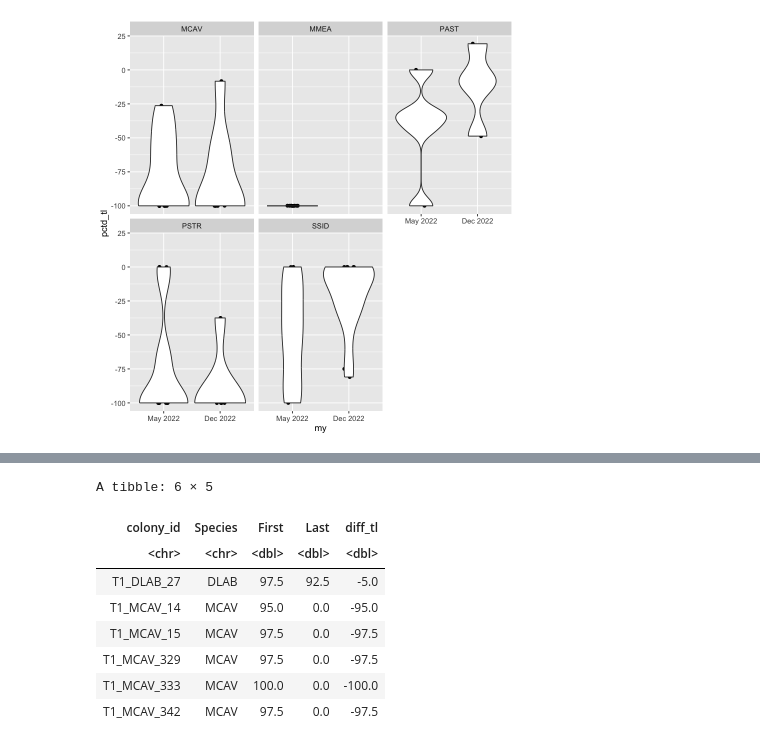
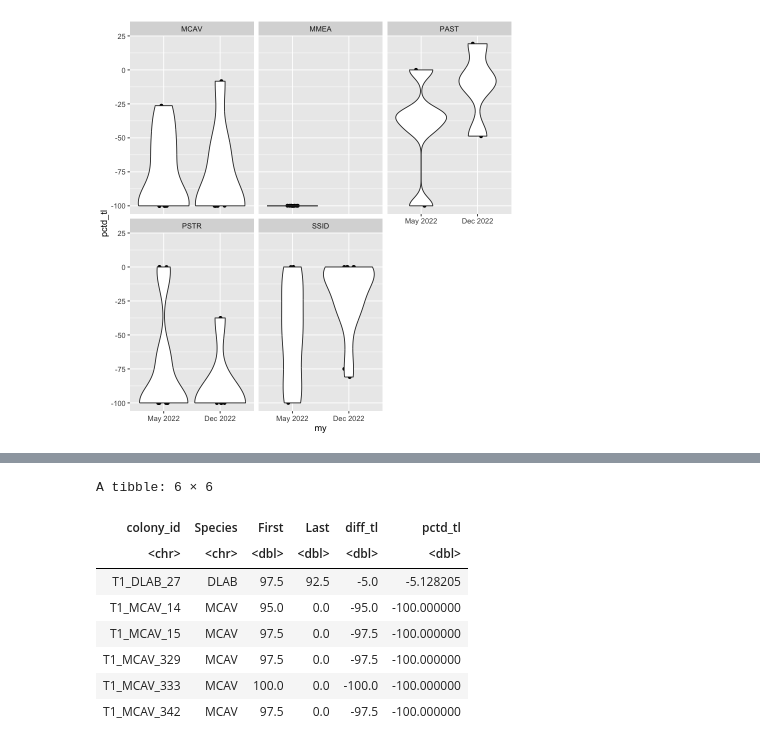
Before and after one commit to brookewicz/Code_notebook, a Jupyter notebook: sctld_tl/tl.ipynb, the cells around one changed output, grey strips where cells are left out. Saved outputs shown, nothing was run; the diff lists cells and outputs as text; code cells hidden in the pictures.

```diff
--- a/sctld_tl/tl.ipynb
+++ b/sctld_tl/tl.ipynb
@@ -601,23 +659,26 @@ total_tl<-total_tl %>%
 # %%
 # subtract tissue from last live time point - first time point
 total_long<-total_tl %>%
     filter(!(is.na(timepoint))) %>%
     select(colony_id, Species, timepoint, tissue) %>%
     pivot_wider(names_from = timepoint,
                 values_from = tissue) %>%
-    mutate(diff_tl = Last - First) %>%
+    # total tissue loss over whole time period for each colony
+    # and pct diff TL over whole time period for each colony
+    mutate(diff_tl = Last - First,
+          pctd_tl = (Last-First)/First*100) %>%
     filter(!(is.na(diff_tl))) # some colonies that were tagged in dec 2022 end up w/ na
 head(total_long)
 # %% [output]
-A tibble: 6 × 5
+A tibble: 6 × 6
-| colony_id | Species | First | Last | diff_tl |
-| <chr> | <chr> | <dbl> | <dbl> | <dbl> |
-| T1_DLAB_27 | DLAB | 97.5 | 92.5 | -5.0 |
-| T1_MCAV_14 | MCAV | 95.0 | 0.0 | -95.0 |
-| T1_MCAV_15 | MCAV | 97.5 | 0.0 | -97.5 |
-| T1_MCAV_329 | MCAV | 97.5 | 0.0 | -97.5 |
-| T1_MCAV_333 | MCAV | 100.0 | 0.0 | -100.0 |
-| T1_MCAV_342 | MCAV | 97.5 | 0.0 | -97.5 |
+| colony_id | Species | First | Last | diff_tl | pctd_tl |
+| <chr> | <chr> | <dbl> | <dbl> | <dbl> | <dbl> |
+| T1_DLAB_27 | DLAB | 97.5 | 92.5 | -5.0 | -5.128205 |
+| T1_MCAV_14 | MCAV | 95.0 | 0.0 | -95.0 | -100.000000 |
+| T1_MCAV_15 | MCAV | 97.5 | 0.0 | -97.5 | -100.000000 |
+| T1_MCAV_329 | MCAV | 97.5 | 0.0 | -97.5 | -100.000000 |
+| T1_MCAV_333 | MCAV | 100.0 | 0.0 | -100.0 | -100.000000 |
+| T1_MCAV_342 | MCAV | 97.5 | 0.0 | -97.5 | -100.000000 |
 # %%
 # remove low occurance spp
 total_long<-total_long %>%
```
Also changed, not shown: parts of 21 cells of this notebook.
